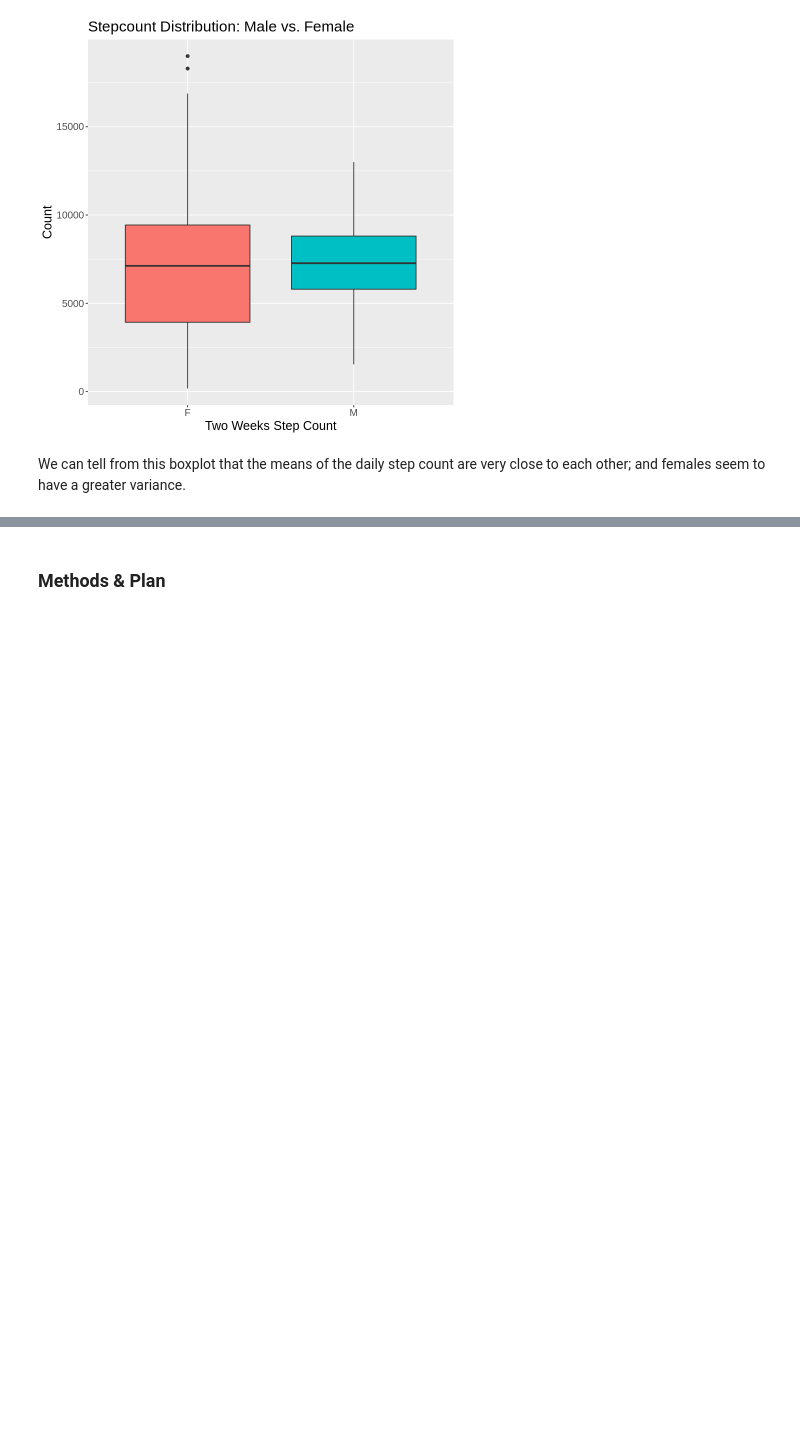
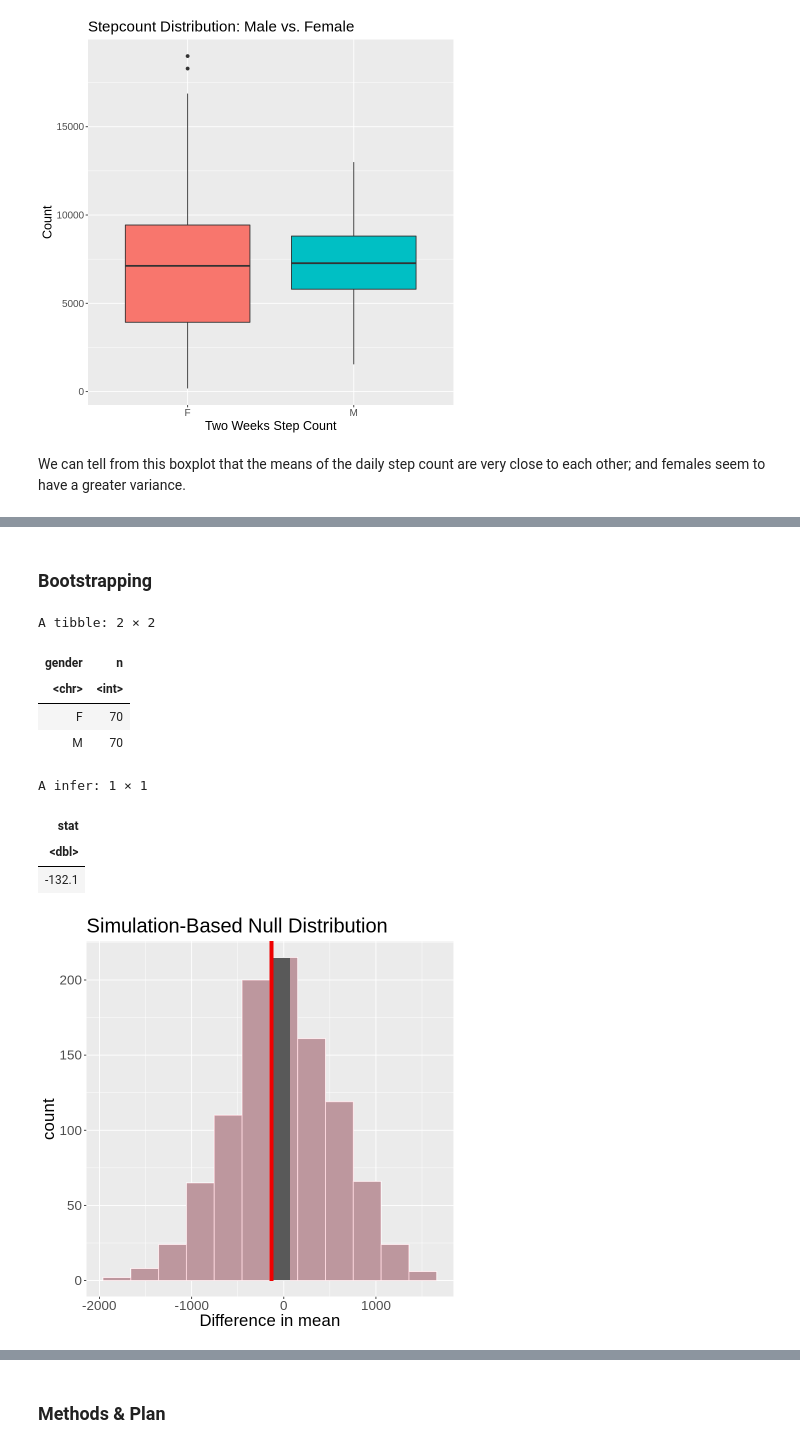
Before and after one commit to Jellia1225/STAT201-Group-8-Foot-Step-Project, a Jupyter notebook: Male vs. Female Step Count Final Report.ipynb, the cells around one changed output, grey strips where cells are left out. Cells and saved outputs as stored; diff of their text form; code cells hidden in the pictures; blank space fills up the shorter version.

Commit message:
did bootstrap calculation,
got p-value! Need to make sure I did it properly though

```diff
--- a/Male vs. Female Step Count Final Report.ipynb
+++ b/Male vs. Female Step Count Final Report.ipynb
@@ -162,0 +170,42 @@ t_test
+# %% [markdown]
+### Bootstrapping
+# %%
+set.seed(2106)
+
+people_count <-
+    stepcount %>%
+    count(gender)
+
+obs_diff_in_means <-
+    stepcount  %>%
+    specify(formula = stepcount ~ gender) %>%
+    calculate(stat = "diff in means", order = c("F", "M"))
+
+null_obs_diff_in_means <-
+    stepcount  %>%
+    specify(formula = stepcount ~ gender) %>%
+    hypothesize(null = "independence") %>%
+    generate(reps = 1000, type = "permute")  %>%
+    calculate(stat = "diff in means", order = c("F", "M"))
+
+diff_in_means_plot <-
+    visualize(null_obs_diff_in_means, bins = 12) +
+    shade_p_value(obs_stat = obs_diff_in_means, direction = "both") +
+    xlab("Difference in mean") +
+    theme(text = element_text(size = 20))
+
+
+head(people_count)
+bs_diff_in_means
+diff_in_means_plot
+# %% [output]
+A tibble: 2 × 2
+| gender | n |
+| <chr> | <int> |
+| F | 70 |
+| M | 70 |
+A infer: 1 × 1
+| stat |
+| <dbl> |
+| -132.1 |
+[figure, added]
```
Also changed, not shown: parts of 5 cells of this notebook.
